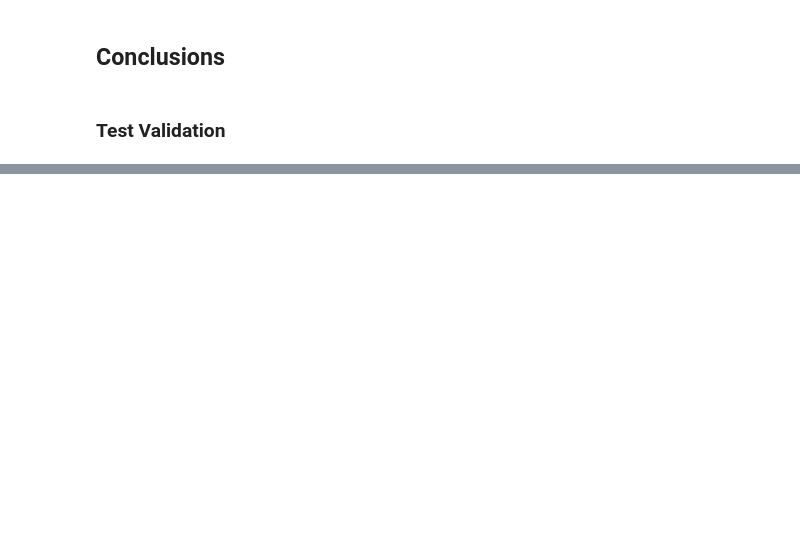
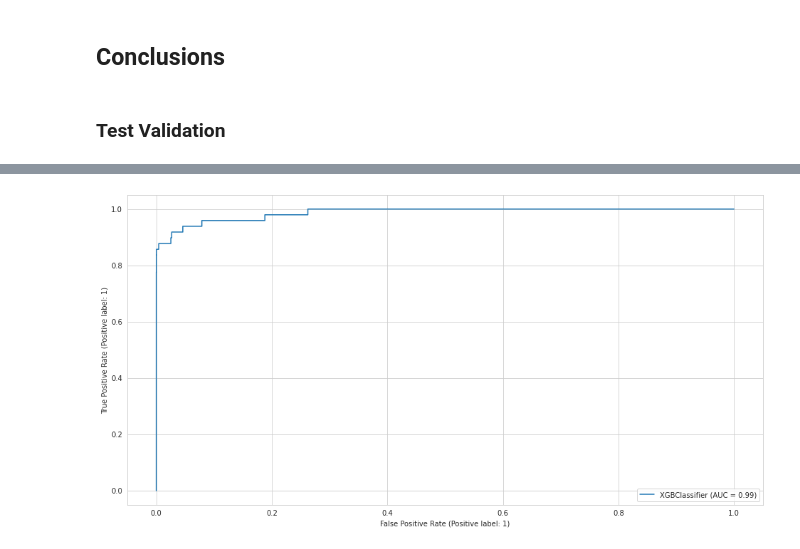
Before and after one commit to josumsc/credit-card-fraud-detection, a Jupyter notebook: src/credit_card_fraud_detection.ipynb, the cells around one changed output, grey strips where cells are left out. Cells and saved outputs as stored; diff of their text form; code cells hidden in the pictures; blank space fills up the shorter version.

```diff
--- a/src/credit_card_fraud_detection.ipynb
+++ b/src/credit_card_fraud_detection.ipynb
@@ -651,0 +737,6 @@ plt.show()
+# %%
+fig, ax = plt.subplots(figsize=(16, 8))
+RocCurveDisplay.from_estimator(xgb_smote_grid.best_estimator_, test.drop("Class", axis=1), test["Class"], ax=ax)
+plt.show()
+# %% [output]
+[figure, added]
```
Also changed, not shown: parts of 26 cells of this notebook.
